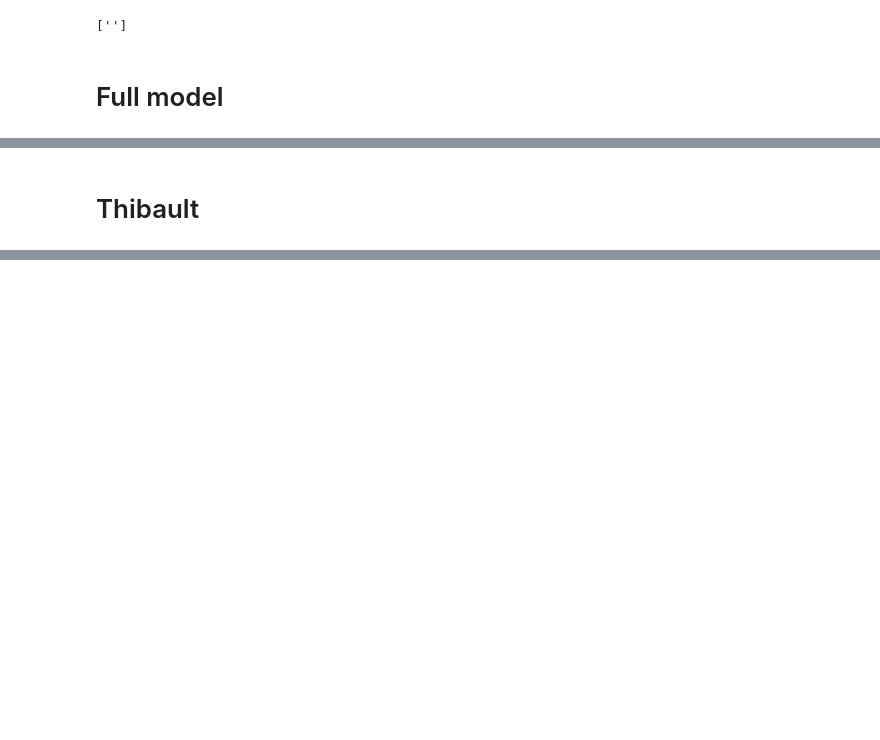
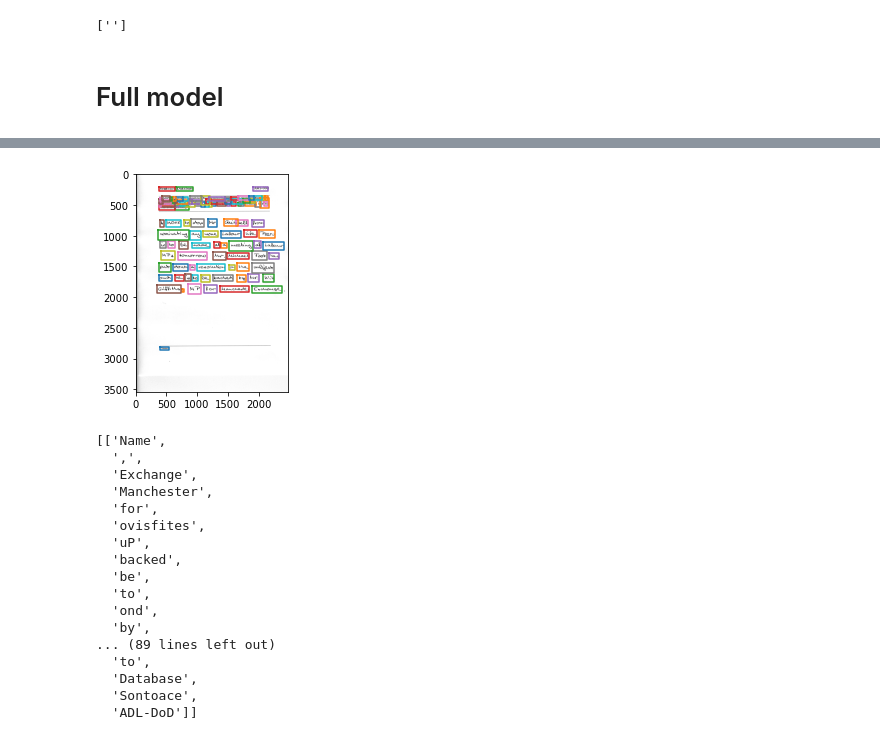
Before and after one commit to sfc-gh-zblackwood/OCRPyMan, a Jupyter notebook: notebooks/detection_recognition_model.ipynb, the cells around one changed output, grey strips where cells are left out. Saved outputs shown, nothing was run; the diff lists cells and outputs as text; code cells hidden in the pictures; blank space fills up the shorter version.

Commit message:
maj notebook detect&reco

```diff
--- a/notebooks/detection_recognition_model.ipynb
+++ b/notebooks/detection_recognition_model.ipynb
@@ -285,2 +176,0 @@ make_ocr(form_img_path, True)
-# %% [markdown]
-# Thibault
@@ -322,0 +177,16 @@ print(mots)
+# %%
+from importlib import reload
+reload(ld_util)
+reload(pp)
+reload(rss)
+reload(mdl)
+reload(rd)
+reload(mo)
+
+
+text_detection_model = mdl.load_text_detection_model()
+text_reco_model = tf.keras.models.load_model("../pickle/tj_ctc_augmented_20epochs_LR-plateau", custom_objects={"CTCLoss": mdl.CTCLoss})
+form_img_path = '../data/formsA-D/a01-000u.png'
+
+mdl.make_ocr(text_detection_model, text_reco_model, form_img_path, True)
+# %% [output]
@@ -322,0 +196,18 @@ print(mots)
+[figure, added]
+[['Name',
+  ',',
+  'Exchange',
+  'Manchester',
+  'for',
+  'ovisfites',
+  'uP',
+  'backed',
+  'be',
+  'to',
+  'ond',
+  'by',
+... (89 lines left out)
+  'to',
+  'Database',
+  'Sontoace',
+  'ADL-DoD']]
```
Also changed, not shown: parts of 15 cells of this notebook, 2 other files.
